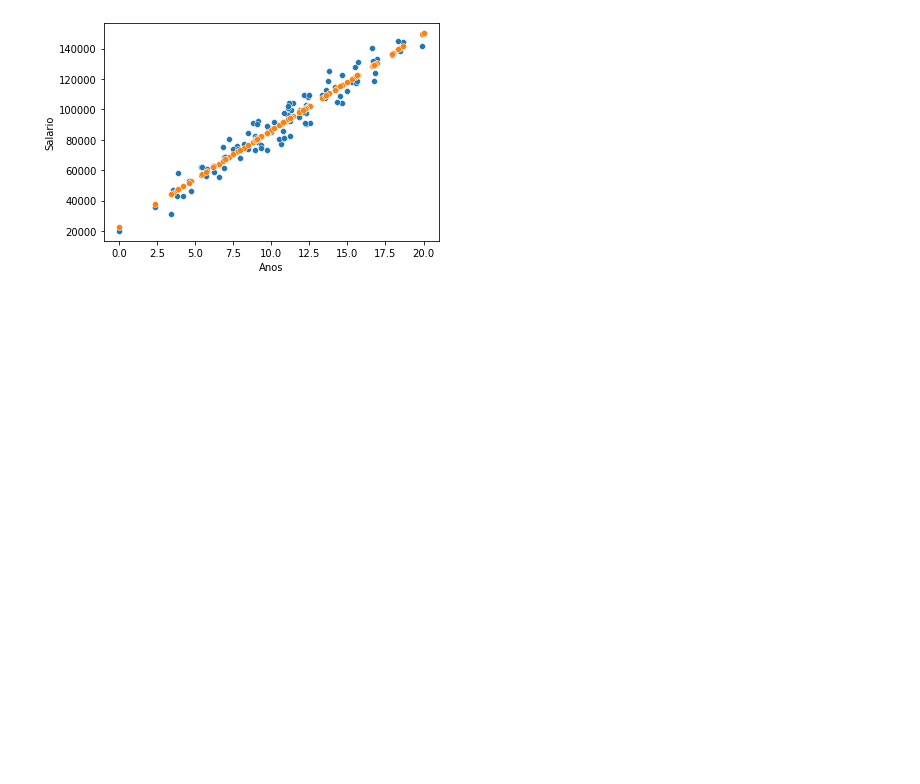
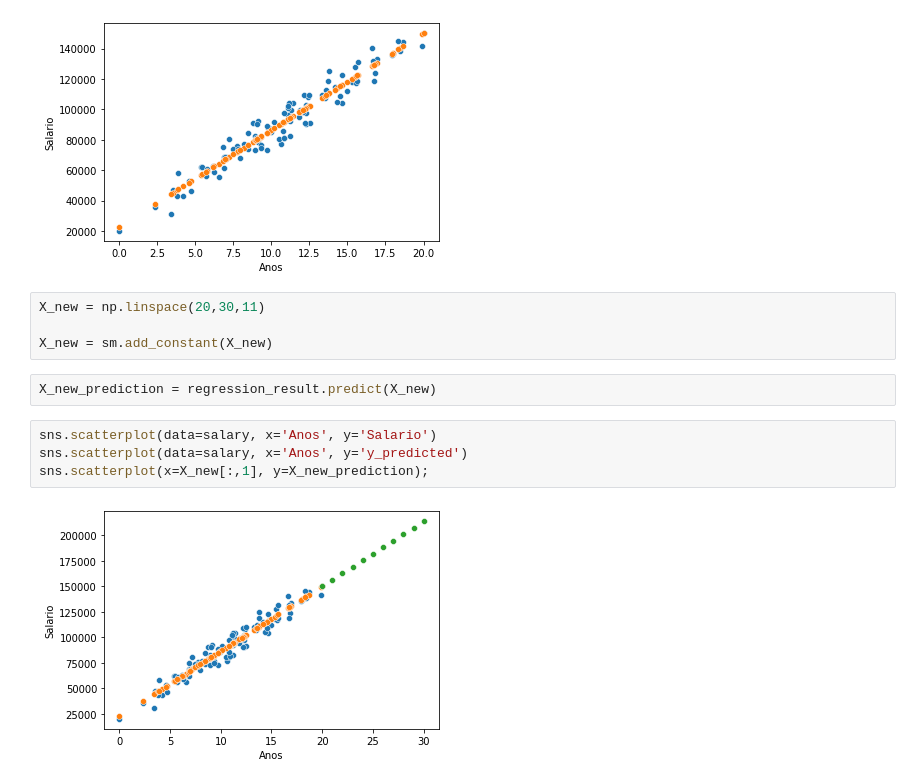
Before and after one commit to gabrielatrindade/alura-bootcamp, a Jupyter notebook: module3/extra lessons/linear_regression.ipynb, the cells around one changed output. Cells and saved outputs as stored; diff of their text form; blank space fills up the shorter version.

Commit message:
module3 : extra lessons: linear regression: adding more information

```diff
--- a/module3/extra lessons/linear_regression.ipynb
+++ b/module3/extra lessons/linear_regression.ipynb
@@ -110,3 +111,15 @@ sns.scatterplot(data=salary, x='Anos', y='Salario')
 sns.scatterplot(data=salary, x='Anos', y='y_predicted');
 # %% [output]
 [figure]
+# %%
+X_new = np.linspace(20,30,11)
+
+X_new = sm.add_constant(X_new)
+# %%
+X_new_prediction = regression_result.predict(X_new)
+# %%
+sns.scatterplot(data=salary, x='Anos', y='Salario')
+sns.scatterplot(data=salary, x='Anos', y='y_predicted')
+sns.scatterplot(x=X_new[:,1], y=X_new_prediction);
+# %% [output]
+[figure, added]
```
Also changed, not shown: parts of 1 cell of this notebook.
